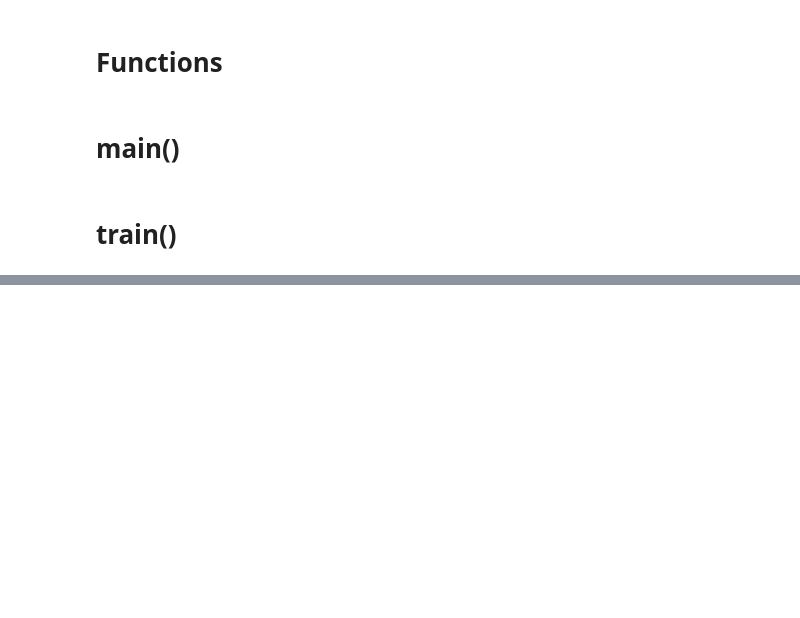
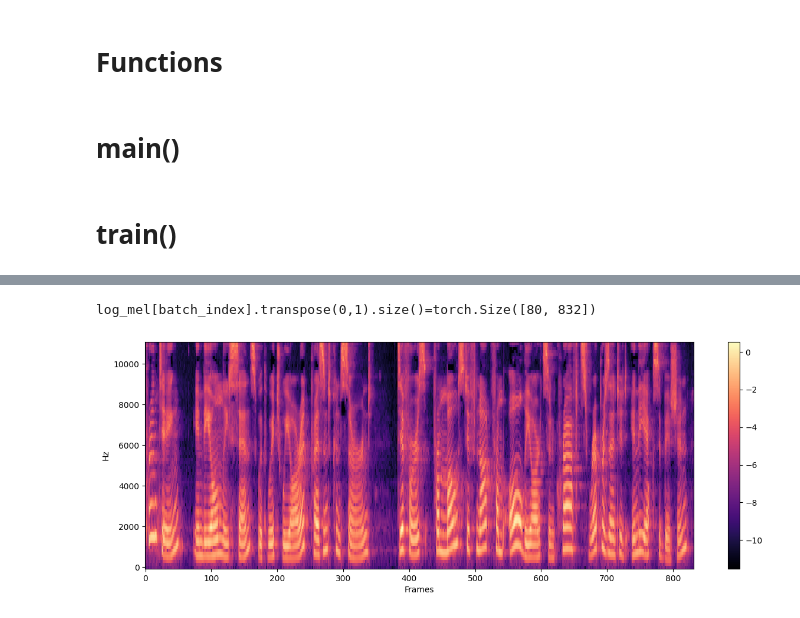
Before and after one commit to jonojace/respeller, a Jupyter notebook: dev_train.ipynb, the cells around one changed output, grey strips where cells are left out. Saved outputs shown, nothing was run; the diff lists cells and outputs as text; code cells hidden in the pictures; blank space fills up the shorter version.

```diff
--- a/dev_train.ipynb
+++ b/dev_train.ipynb
@@ -247,0 +324,5 @@ loss.backward()
+# %%
+plot_spectrogram(gt_log_mel, batch_index=0)
+# %% [output]
+log_mel[batch_index].transpose(0,1).size()=torch.Size([80, 832])
+[figure, added]
```
Also changed, not shown: parts of 17 cells of this notebook.
